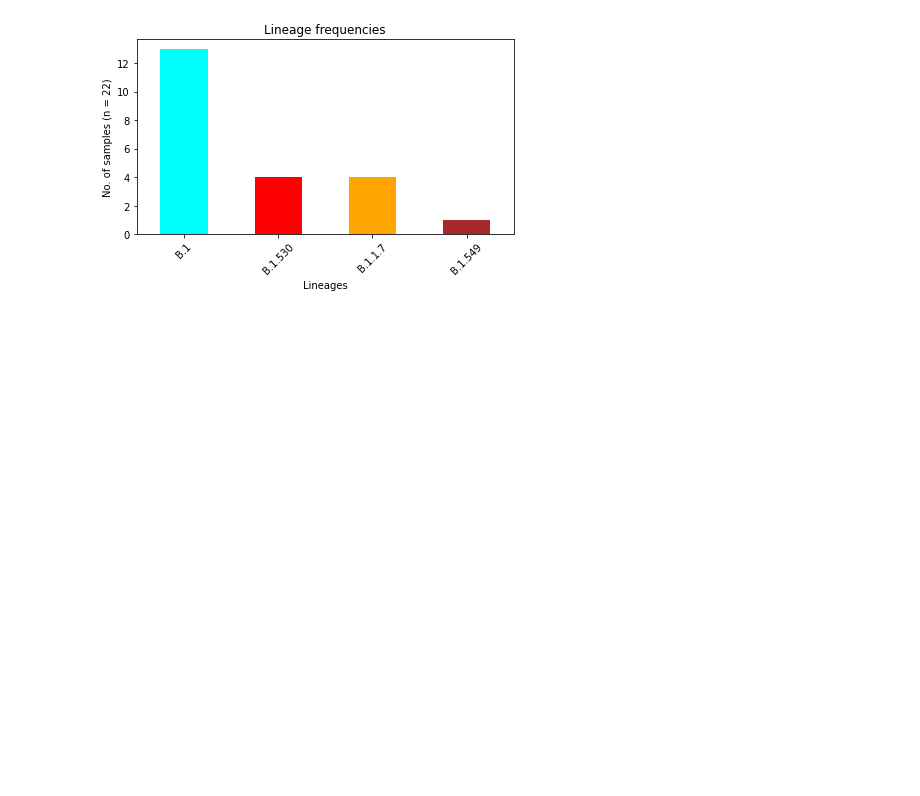
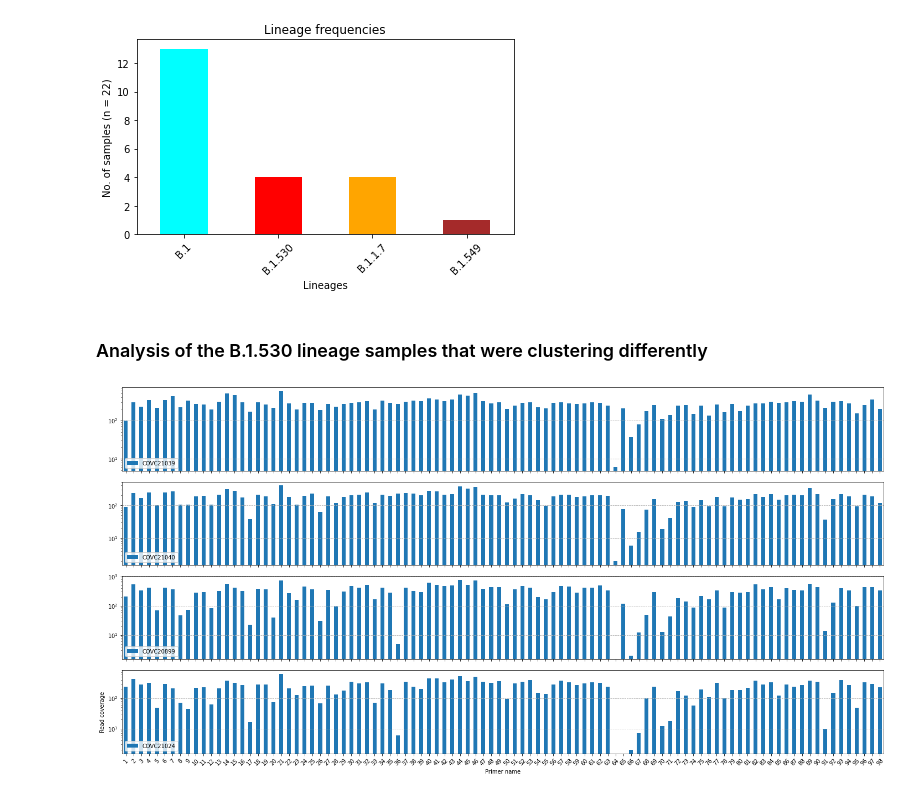
Before and after one commit to ousodaniel/SARS-CoV-2-Data-Workflows, a Jupyter notebook: sars-cov-2-nf2.ipynb, the cells around one changed output. Drawn from its saved outputs; the diff is of its cells as text; code cells hidden in the pictures; blank space fills up the shorter version.

Commit message:
analysis: add b.1.530 disparity

```diff
--- a/sars-cov-2-nf2.ipynb
+++ b/sars-cov-2-nf2.ipynb
@@ -715,3 +751,42 @@ clr_lin = {'B.1.1.7': '#FFA500', 'B.1.525': '#008000', 'B.1.351': '#0000FF'
             , 'B.1.549': '#A52A2A', 'A.23.1': '#808080', 'B.1.596.1': '#FF00FF',
        'B.1': '#00FFFF', 'B.1.530': '#FF0000', 'A.23': '#00FF00', 'B.1.143': '#808000',
        'B.1.1.171': '#008080', 'B.1.343': '#4B0082', 'B.1.388': '#A0522D'}
+# %% [markdown]
+### Analysis of the B.1.530 lineage samples that were clustering differently
+# %%
+# plot primer depths across samples-GK
+import pandas as pd, matplotlib.pyplot as plt, numpy as np, os
+
+suffix = '.amplicon.regions.coverage.tsv'
+base_dir = '/home/douso/Kibet/2021-04-30_run6_NPHL_COVC/dpt/b1.530'
+files = ['COVC21039_S17.trim.mkD.amplicon.regions.coverage.tsv',
+ 'COVC21040_S18.trim.mkD.amplicon.regions.coverage.tsv',
+ 'COVC20899_S2.trim.mkD.amplicon.regions.coverage.tsv',
+ 'COVC21024_S11.trim.mkD.amplicon.regions.coverage.tsv']
+data = []
+for file in files:
+    if file.endswith(suffix):
+        data.append(file)
+    else: pass
+a = len(data)
+b, c = 1, -1
+fig, axs = plt.subplots(a, b, figsize=(20,10))
+
+xtick = np.arange(0, 98)
+
+for file in data:
+    c += 1
+    sample_name = file.split('_')[0]
+    sample_df = pd.read_table(f'{base_dir}/{file}')
+    sample_df2 = sample_df[['region', 'coverage']]
+    sample_df2.plot.bar(logy=True, ax=axs[c], sharex=True, sharey=False)
+    axs[c].legend([sample_name], loc='lower left')
+    axs[c].grid(axis='y', ls='--')
+plt.xlabel('Primer name')
+plt.ylabel('Read coverage')
+plt.xticks(xtick, labels= range(1,99), rotation=45)
+plt.tight_layout()
+plt.show()
+# fig.savefig(f'{base_dir}/bar-primer-b1.530.pdf')
+# %% [output]
+[figure, added]
```
Also changed, not shown: parts of 6 cells of this notebook.
